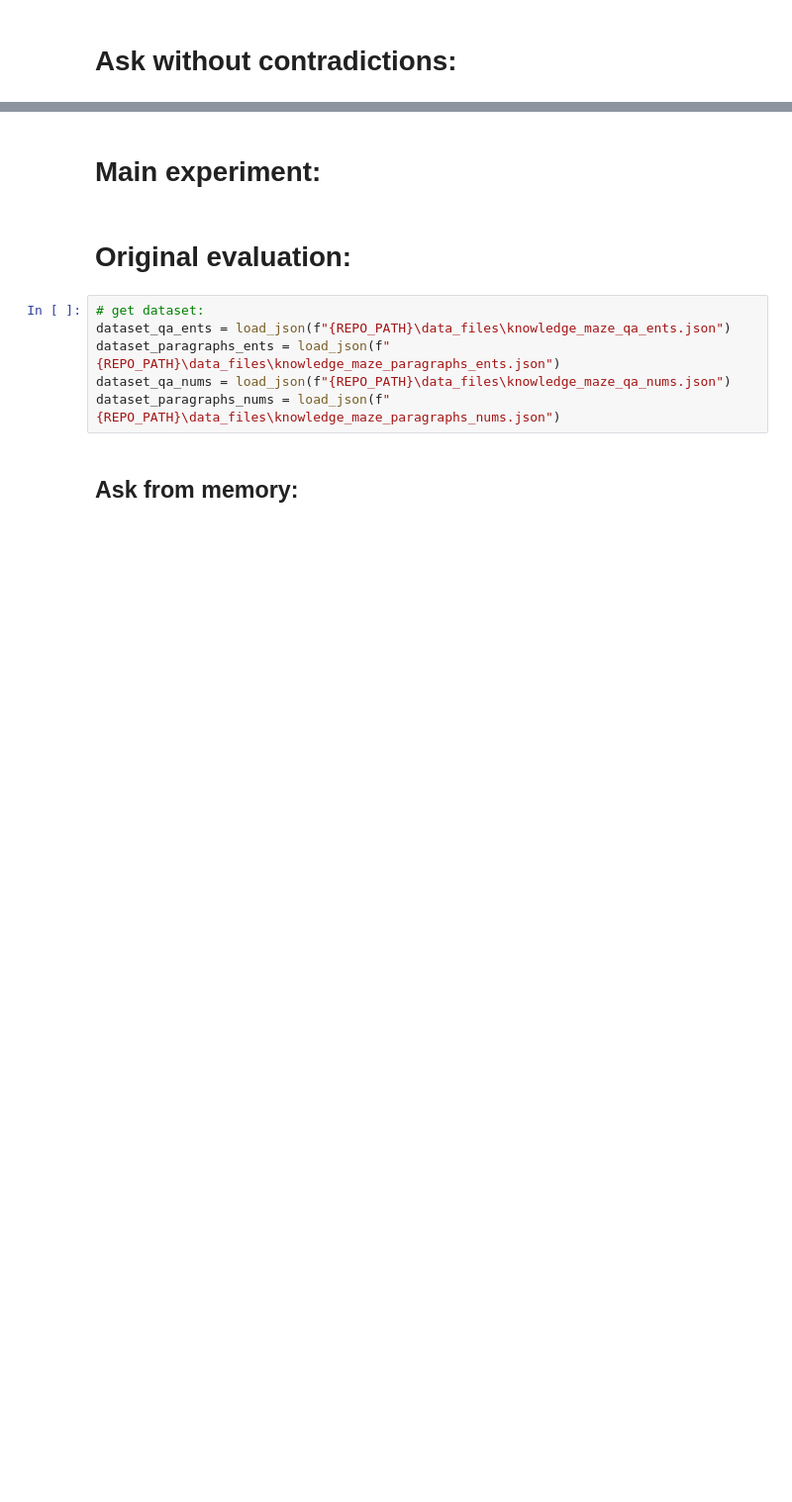
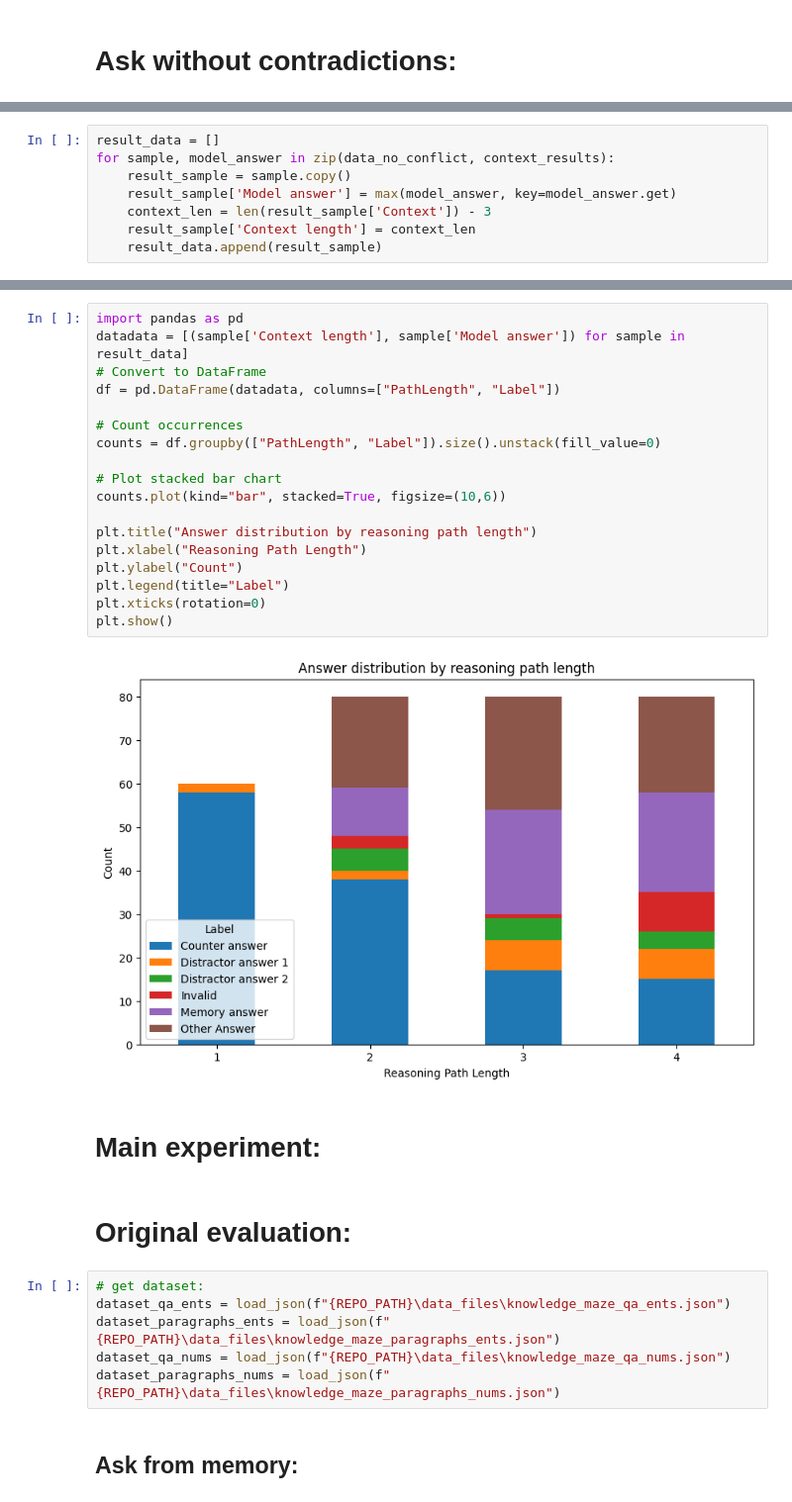
Before and after one commit to danielhk753/CLECK, a Jupyter notebook: notebooks/evaluation.ipynb, the cells around one changed output, grey strips where cells are left out. Shown at 99% size. Cells and saved outputs as stored; diff of their text form; blank space fills up the shorter version.

```diff
--- a/notebooks/evaluation.ipynb
+++ b/notebooks/evaluation.ipynb
@@ -106,0 +120,8 @@ plot_aggregated_summary(memory_results)
+# %%
+result_data = []
+for sample, model_answer in zip(data_no_conflict, context_results):
+    result_sample = sample.copy()
+    result_sample['Model answer'] = max(model_answer, key=model_answer.get)
+    context_len = len(result_sample['Context']) - 3
+    result_sample['Context length'] = context_len
+    result_data.append(result_sample)
@@ -107,3 +133,23 @@ plot_aggregated_summary(memory_results)
+# %%
+import pandas as pd
+datadata = [(sample['Context length'], sample['Model answer']) for sample in result_data]
+# Convert to DataFrame
+df = pd.DataFrame(datadata, columns=["PathLength", "Label"])
+
+# Count occurrences
+counts = df.groupby(["PathLength", "Label"]).size().unstack(fill_value=0)
+
+# Plot stacked bar chart
+counts.plot(kind="bar", stacked=True, figsize=(10,6))
+
+plt.title("Answer distribution by reasoning path length")
+plt.xlabel("Reasoning Path Length")
+plt.ylabel("Count")
+plt.legend(title="Label")
+plt.xticks(rotation=0)
+plt.show()
+# %% [output]
+[figure, added]
 # %% [markdown]
 # Main experiment:
 # %% [markdown]
```
Also changed, not shown: parts of 7 cells of this notebook, 4 other files.
